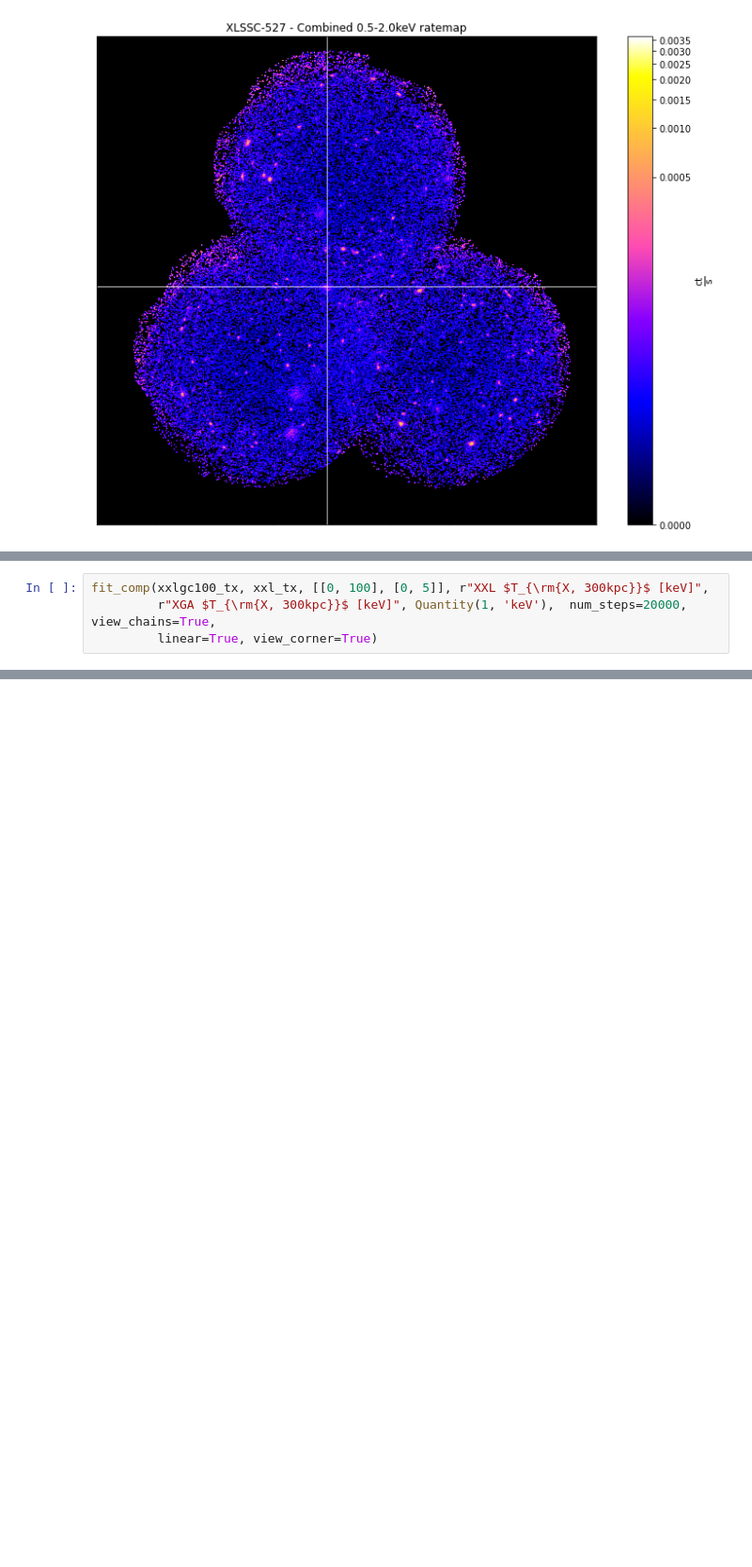
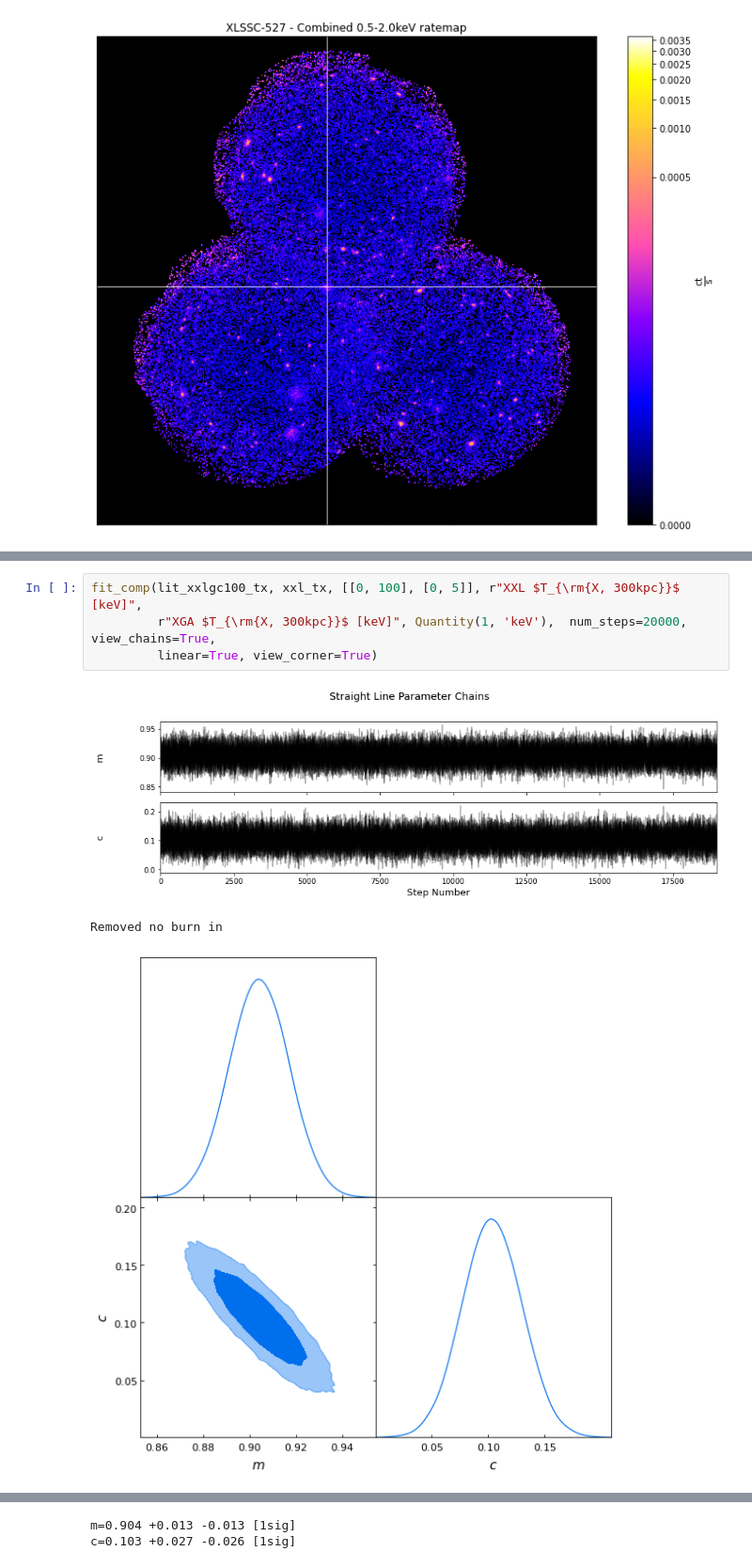
Before and after one commit to DavidT3/XCS-Mass-Paper-I-Analysis, a Jupyter notebook: notebooks/temp_lum_comparisons/xxl_comparisons.ipynb, the cells around one changed output, grey strips where cells are left out. Shown at 94% size. Saved outputs shown, nothing was run; the diff lists cells and outputs as text; blank space fills up the shorter version.

```diff
--- a/notebooks/temp_lum_comparisons/xxl_comparisons.ipynb
+++ b/notebooks/temp_lum_comparisons/xxl_comparisons.ipynb
@@ -164,4 +175,8 @@ direct_comparison_plot([xxlgc100_tx, xxlgc100_lx52], [xxl_tx, xxl_lx],
 # %%
-fit_comp(xxlgc100_tx, xxl_tx, [[0, 100], [0, 5]], r"XXL $T_{\rm{X, 300kpc}}$ [keV]",
+fit_comp(lit_xxlgc100_tx, xxl_tx, [[0, 100], [0, 5]], r"XXL $T_{\rm{X, 300kpc}}$ [keV]",
          r"XGA $T_{\rm{X, 300kpc}}$ [keV]", Quantity(1, 'keV'),  num_steps=20000, view_chains=True,
          linear=True, view_corner=True)
+# %% [output]
+[figure, added]
+Removed no burn in
+[figure, added]
@@ -168 +184,3 @@ fit_comp(xxlgc100_tx, xxl_tx, [[0, 100], [0, 5]], r"XXL $T_{\rm{X, 300kpc}}$ [ke
+m=0.904 +0.013 -0.013 [1sig]
+c=0.103 +0.027 -0.026 [1sig]
 # %%
```
Also changed, not shown: parts of 51 cells of this notebook, 2 other files.
